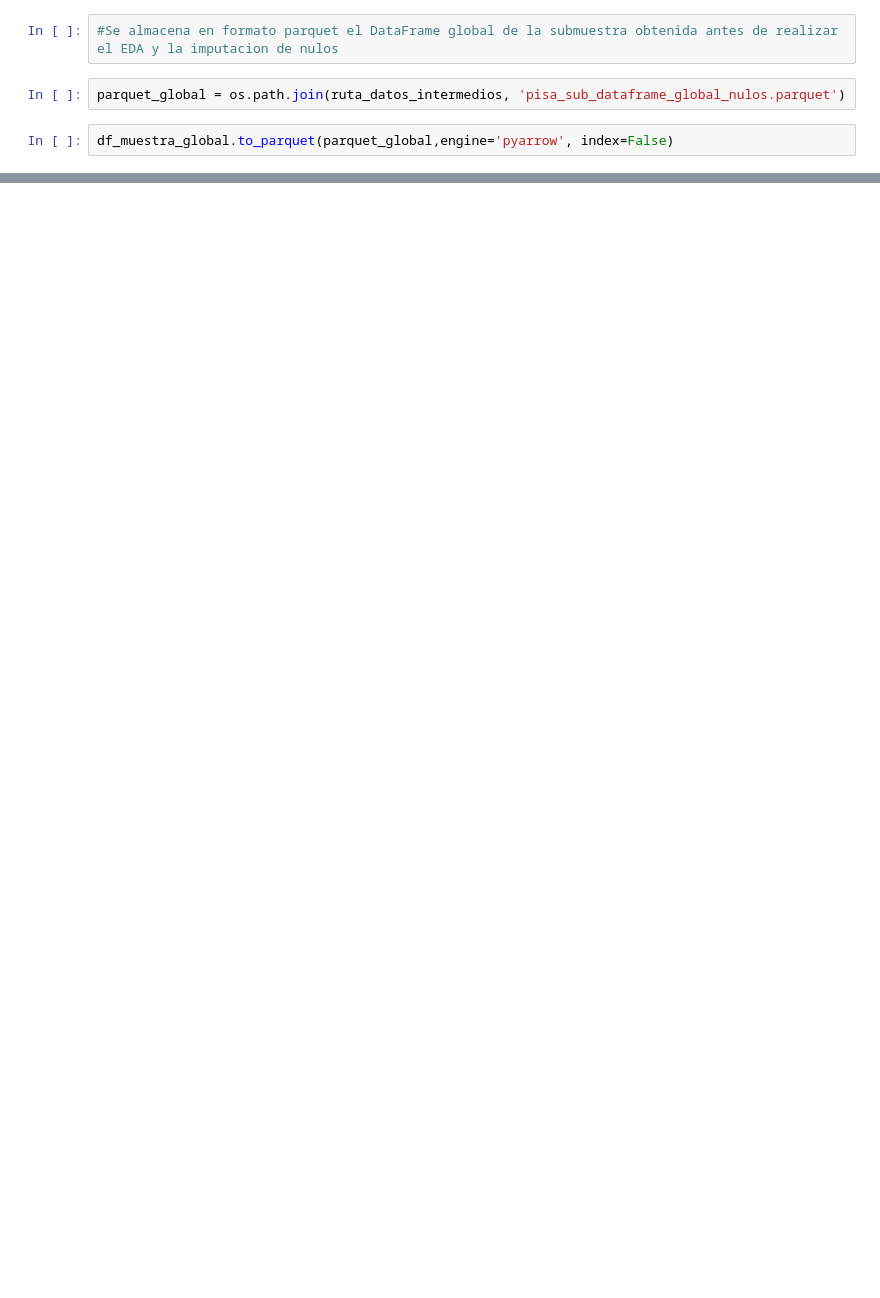
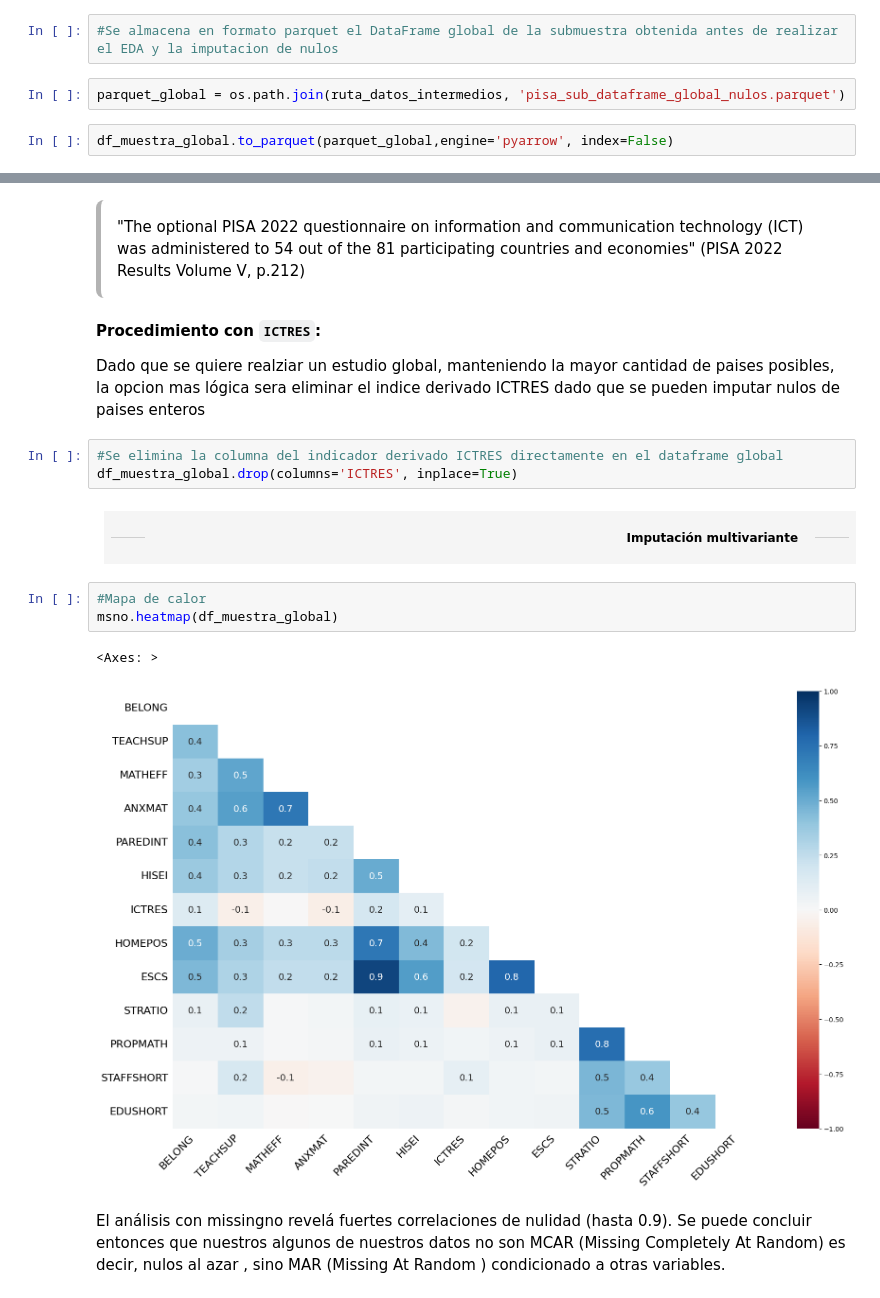
Before and after one commit to musero55/tfm_data_science, a Jupyter notebook: notebooks/fase_1_data_ingestion_eda/01_procesamiento_global_PISA.ipynb, the cells around one changed output, grey strips where cells are left out. Cells and saved outputs as stored; diff of their text form; blank space fills up the shorter version.

```diff
--- a/notebooks/fase_1_data_ingestion_eda/01_procesamiento_global_PISA.ipynb
+++ b/notebooks/fase_1_data_ingestion_eda/01_procesamiento_global_PISA.ipynb
@@ -633,0 +776,41 @@ df_muestra_global.to_parquet(parquet_global,engine='pyarrow', index=False)
+# %% [markdown]
+<div style="
+  background: linear-gradient(135deg, rgba(128, 128, 128, 0.25) 0%, rgba(64, 64, 64, 0.15) 100%);
+  backdrop-filter: blur(4px);
+  -webkit-backdrop-filter: blur(4px);
+  border-left: 5px solid rgba(128, 128, 128, 0.6);
+  padding: 16px;
+  border-radius: 8px;
+  color: inherit;
+  margin: 20px 0;
+">
+  "The optional PISA 2022 questionnaire on information and communication technology (ICT) was administered to 54 out of the
+81 participating countries and economies" (PISA 2022 Results Volume V, p.212)
+</div>
+# %% [markdown]
+**Procedimiento con `ICTRES`:**
+
+Dado que se quiere realziar un estudio global, manteniendo la mayor cantidad de paises posibles, la opcion mas lógica sera eliminar el indice derivado ICTRES dado que se pueden imputar nulos de paises enteros
+# %%
+#Se elimina la columna del indicador derivado ICTRES directamente en el dataframe global
+df_muestra_global.drop(columns='ICTRES', inplace=True)
+# %% [markdown]
+
+<table width="100%" style="border:none; text-align:center;">
+  <tr>
+    <td style="border:none;"><hr></td>
+    <td style="border:none; white-space:nowrap; padding:0 10px;"> <strong>Imputación multivariante<strong>
+</td>
+    <td style="border:none;"><hr></td>
+  </tr>
+</table>
+# %%
+#Mapa de calor
+msno.heatmap(df_muestra_global)
+# %% [output]
+<Axes: >
+[figure, added]
+# %% [markdown]
+
+El análisis con missingno revelá fuertes correlaciones de nulidad (hasta 0.9).
+Se puede concluir entonces que nuestros algunos de nuestros datos no son MCAR (Missing Completely At Random) es decir, nulos al azar , sino MAR (Missing At Random ) condicionado a otras variables.
```
Also changed, not shown: parts of 41 cells of this notebook, 3 other files.
